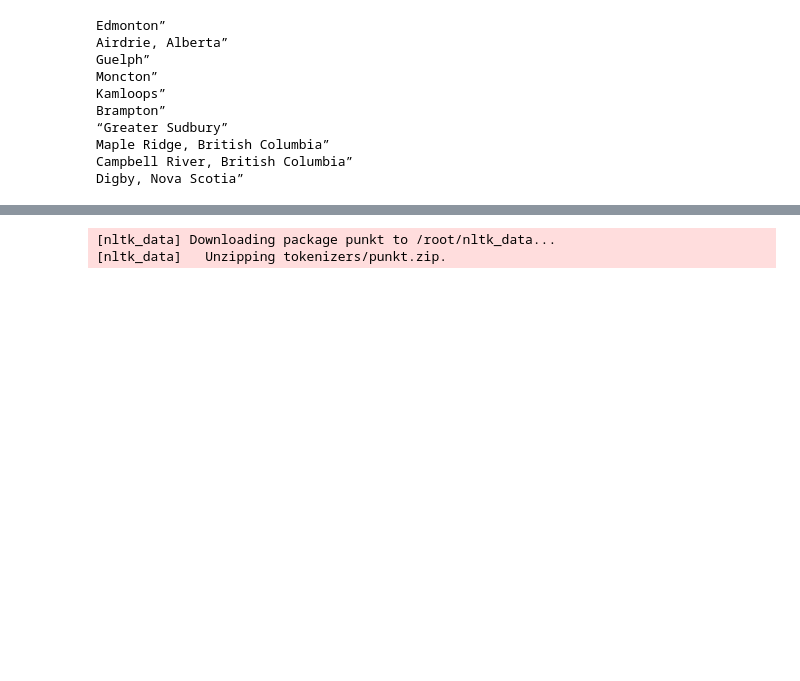
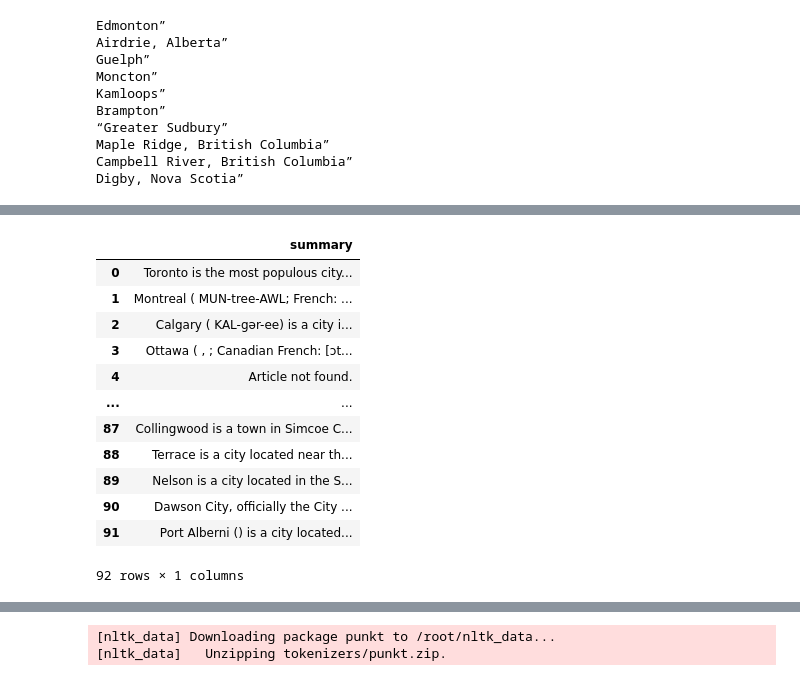
Before and after one commit to ece1786-2023/HonestEye, a Jupyter notebook: ECE1786_HonestEye.ipynb, the cells around one changed output, grey strips where cells are left out. Drawn from its saved outputs; the diff is of its cells as text; code cells hidden in the pictures; blank space fills up the shorter version.

```diff
--- a/ECE1786_HonestEye.ipynb
+++ b/ECE1786_HonestEye.ipynb
@@ -125,5 +121,20 @@ Dawson City, officially the City of Dawson, is a city in the Canadian territory
 Port Alberni () is a city located on Vancouver Island in the province of British Columbia, Canada. The city lies within the Alberni Valley at the head of the Alberni Inlet, Vancouver Island's longest  ...
 Port Alberni is served by the coast-spanning Island Highway system, the Island Rail Corridor, and a local airport.
 # %%
-# Convert summaries to dataframe
-sum = pd.DataFrame(list_of_summaries, columns=['summary'])
+import pandas as pd
+sums = pd.DataFrame(list_of_summaries, columns=['summary'])
+sums
+# %% [output]
+|  | summary |
+| 0 | Toronto is the most populous city... |
+| 1 | Montreal ( MUN-tree-AWL; French: ... |
+| 2 | Calgary ( KAL-gər-ee) is a city i... |
+| 3 | Ottawa ( , ; Canadian French: [ɔt... |
+| 4 | Article not found. |
+| ... | ... |
+| 87 | Collingwood is a town in Simcoe C... |
+| 88 | Terrace is a city located near th... |
+| 89 | Nelson is a city located in the S... |
+| 90 | Dawson City, officially the City ... |
+| 91 | Port Alberni () is a city located... |
+92 rows × 1 columns
```
Also changed, not shown: parts of 68 cells of this notebook, 2 other files.
